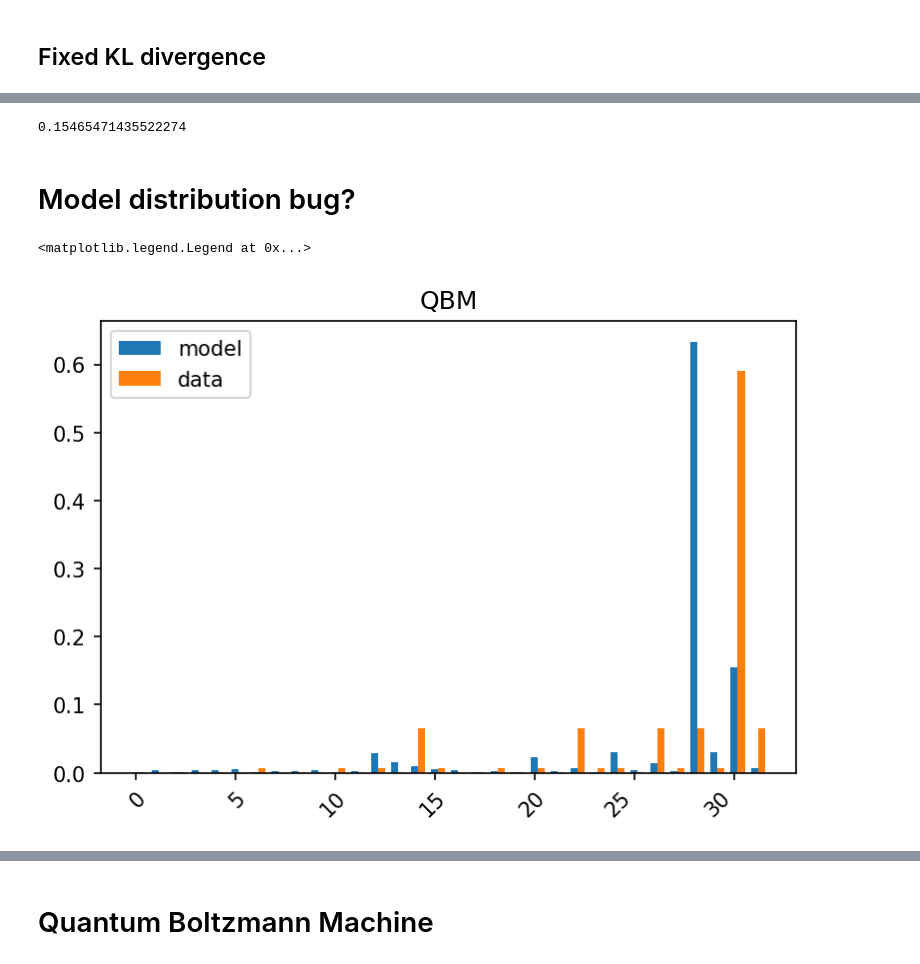
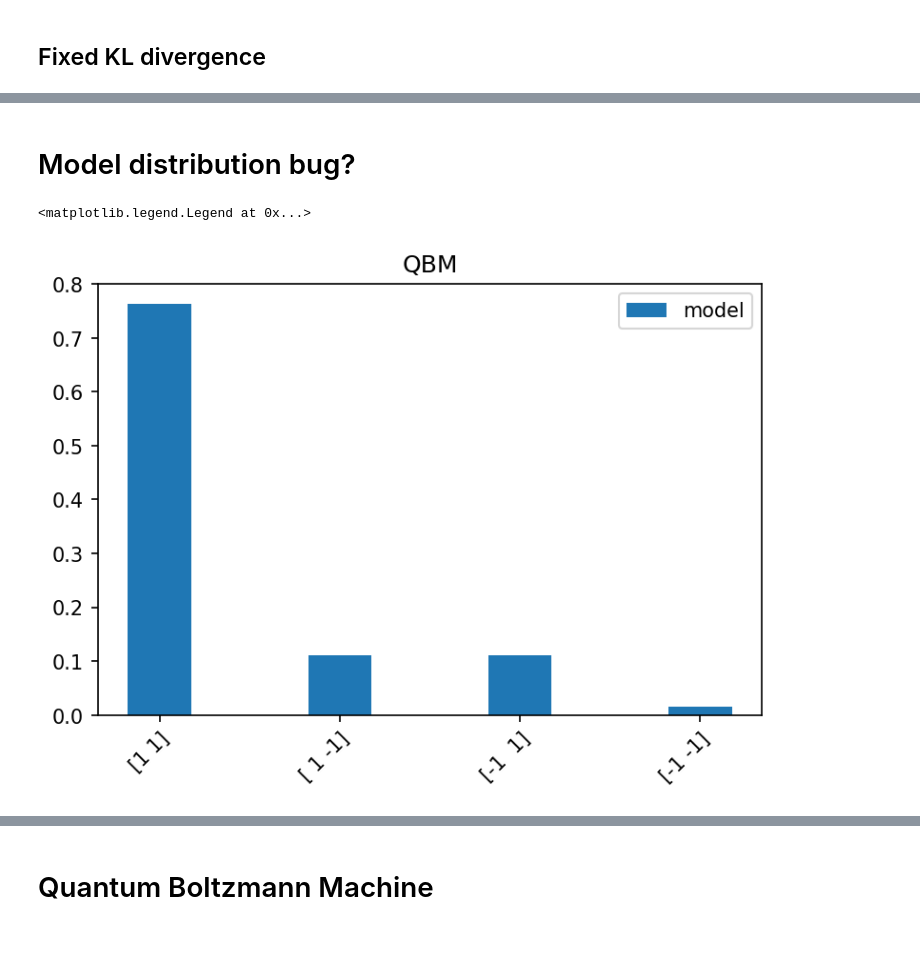
Before and after one commit to haoyudoingthings/QBM, a Jupyter notebook: Boltzmann-Machine.ipynb, the cells around one changed output, grey strips where cells are left out. Saved outputs shown, nothing was run; the diff lists cells and outputs as text; code cells hidden in the pictures.

```diff
--- a/Boltzmann-Machine.ipynb
+++ b/Boltzmann-Machine.ipynb
@@ -24,7 +24,7 @@ pool = Pool(os.cpu_count())
 # %%
 class RandomVectorDataset(Dataset):
     """
-    Create a random boolean vector dataset with multiple modes, each centered at a (random generated) centerpoint with success probability p.
+    Create a random spin vector dataset with multiple modes, each centered at a (random generated) centerpoint with success probability p.
     """
     def __init__(self, N, modes, p, dataset_size, sd=None):
         super().__init__()
@@ -285,5 +285,13 @@ qbm3.get_weights()
 # %% [markdown]
 ## Fixed KL divergence
 # %%
-qbm4 = QBM(5, 2, Gamma=0.3, rng_sd=None)
-qbm4.train(dataset, data_prob=dataset.get_prob, lr=0.085, l1w=1, l2b=0.55)
+# Use set_weights and smaller QBM to debug
+qbm4 = QBM(2, 1, Gamma=0.3, rng_sd=None, M=41)
+# qbm4.train(dataset, data_prob=dataset.get_prob, lr=0.085, l1w=1, l2b=0.55)
+
+w4 = np.array([[0, 0, 0],
+               [0, 0, 0],
+               [0, 0, 0]])
+b4 = np.array([1, 1, -1])
+
+qbm4.set_weights(w4, b4)
@@ -332,33 +322,29 @@ plt.legend()
-# %%
-qbm4.get_prob(30, use_stored_var=True)
-# %% [output]
-0.15465471435522274
 # %% [markdown]
 # Model distribution bug?
 # %%
 # histo_cat = []
 # histo_data = []
 # for v in sample_states:
 #     for s in histo_cat:
 #         if  s == str(v):
 #             histo_data[histo_cat.index(s)] += 1
 #             break
 #     else:
 #         histo_cat.append(str(v))
 #         histo_data.append(1)
 
-histo_cat = np.arange(2**qbm4.n_vis)
-histo_model = [qbm4.get_prob(s, use_stored_var=True) for s in range(2**qbm4.n_vis)]
-histo_data = [dataset.get_prob(2 * np.array(list(f'{f"{s:b}":0>{qbm4.n_vis}}'), dtype=int) - 1) for s in range(2**qbm4.n_vis)]
+histo_cat = [str(1 - 2 * np.array(list(f'{f"{s:b}":0>{qbm4.n_vis}}'), dtype=int)) for s in range(2**qbm4.n_vis)]
+histo_model = [qbm4.get_prob(s) for s in range(2**qbm4.n_vis)]
+# histo_data = [dataset.get_prob(2 * np.array(list(f'{f"{s:b}":0>{qbm4.n_vis}}'), dtype=int) - 1) for s in range(2**qbm4.n_vis)]
 
 bar_width = 0.35
 
 plt.figure(dpi=150)
 plt.title('QBM')
 plt.xticks(rotation=45, ha="right", rotation_mode="anchor")
 plt.bar(histo_cat, histo_model, label='model', width=bar_width)
-plt.bar(histo_cat + bar_width, histo_data, label='data', width=bar_width)
+# plt.bar(histo_cat + bar_width, histo_data, label='data', width=bar_width)
 plt.legend()
 # %% [output]
 <matplotlib.legend.Legend at 0x...>
-[figure, old version]
+[figure, new version]
```
Also changed, not shown: parts of 8 cells of this notebook.
